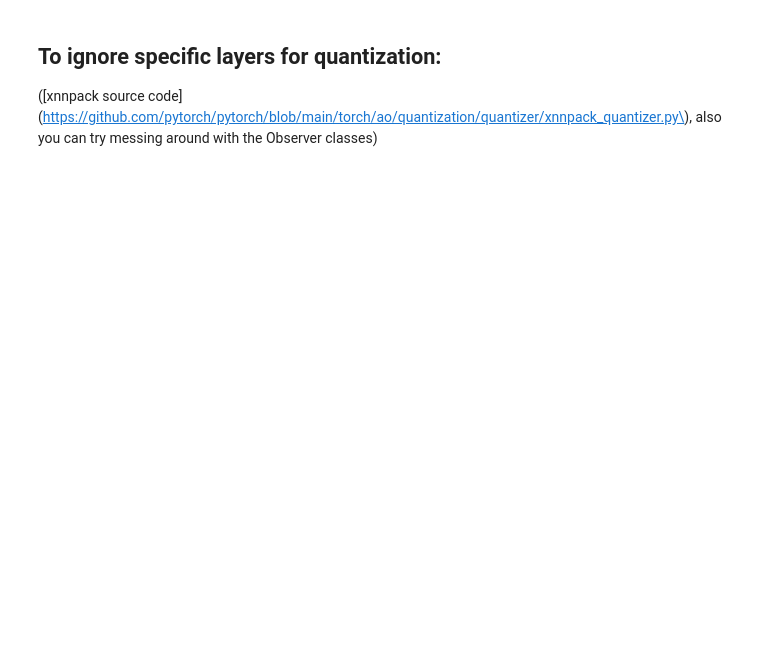
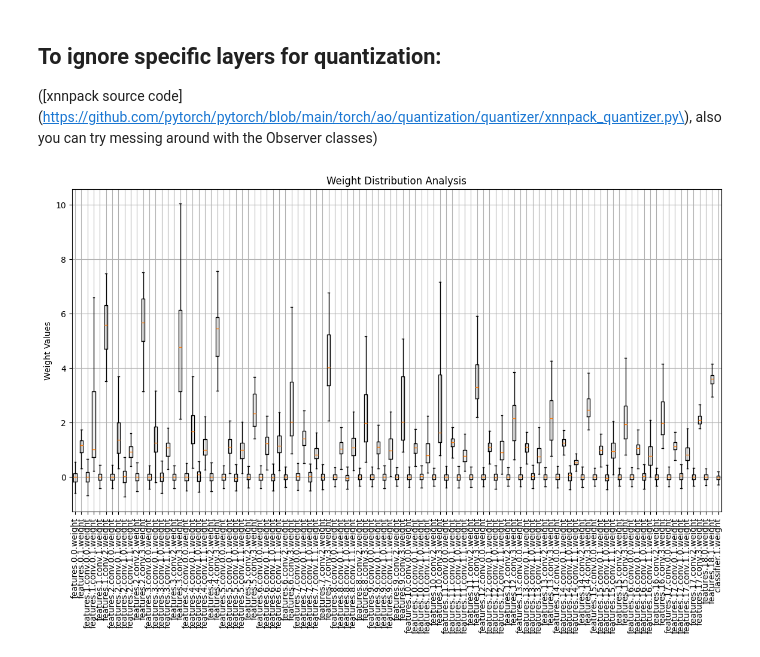
Before and after one commit to aa35037123/Edge_AI, a Jupyter notebook: lab4/Lab4_v2.ipynb, the cells around one changed output. Saved outputs shown, nothing was run; the diff lists cells and outputs as text; code cells hidden in the pictures; blank space fills up the shorter version.

```diff
--- a/lab4/Lab4_v2.ipynb
+++ b/lab4/Lab4_v2.ipynb
@@ -537,3 +582,29 @@ class PartialXNNPACKQuantizer(XNNPACKQuantizer): # skips quantizing layers insid
 
 # quantizer = XNNPACKQuantizer()
 quantizer = PartialXNNPACKQuantizer(ignore_list=["head"]) # replace XNNPACKQuantizer()
+# %%
+def extract_weights(model):
+    weights = {}
+    for name, param in model.named_parameters():
+        if 'weight' in name:
+            weights[name] = param.detach().cpu().numpy().flatten()
+    return weights
+
+def plot_weight_distribution(weights):
+    # Prepare data for box plot
+    data = [weights[name] for name in weights]
+    labels = [name for name in weights]
+
+    plt.figure(figsize=(14, 7))
+    plt.boxplot(data, labels=labels, showfliers=False)
+    plt.xticks(rotation=90)
+    plt.title('Weight Distribution Analysis')
+    plt.ylabel('Weight Values')
+    plt.grid(True)
+    plt.show()
+
+model = torch.load('mobilenetv2_0.963.pth', map_location='cpu')
+weights = extract_weights(model)
+plot_weight_distribution(weights)
+# %% [output]
+[figure, added]
```
Also changed, not shown: parts of 12 cells of this notebook, 5 other files.
